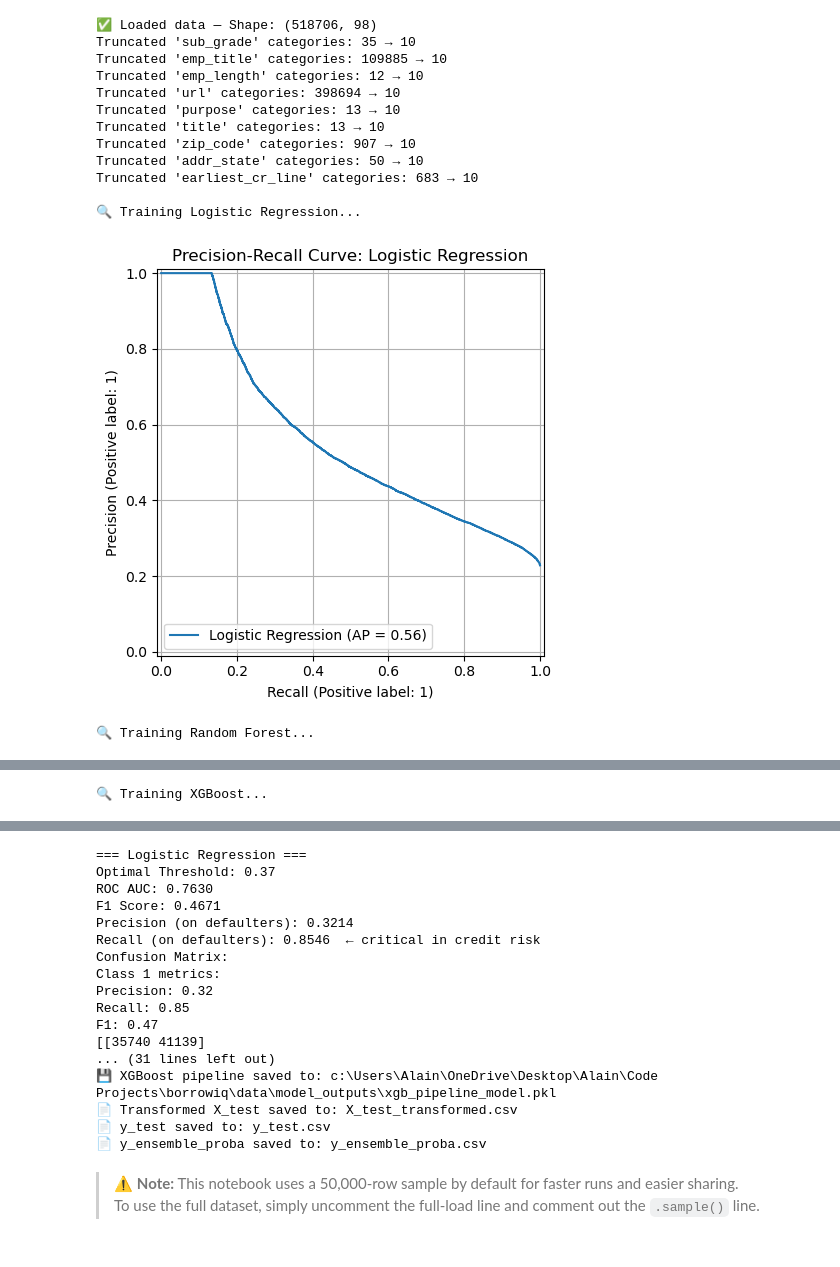
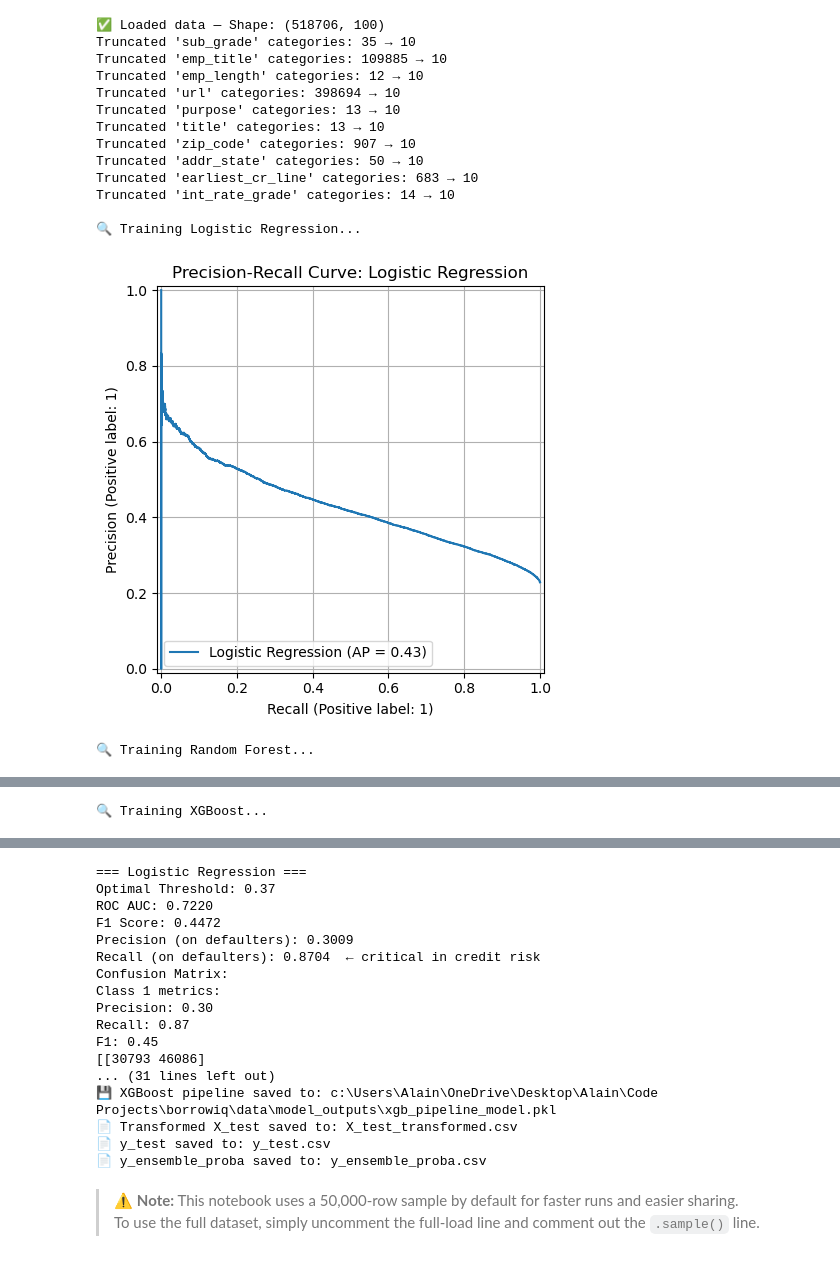
Before and after one commit to Godblessthecode/BorrowIQ, a Jupyter notebook: notebooks/03_modelling_borrowiq.ipynb, the cells around one changed output, grey strips where cells are left out. Saved outputs shown, nothing was run; the diff lists cells and outputs as text; code cells hidden in the pictures.

Commit message:
🚀 Switched to XGBoost model training and updated outputs

```diff
--- a/notebooks/03_modelling_borrowiq.ipynb
+++ b/notebooks/03_modelling_borrowiq.ipynb
@@ -33,7 +33,7 @@ warnings.filterwarnings("ignore")
 
 # Dynamically locate project root
 root_dir = Path.cwd().parents[0] if "notebooks" in str(Path.cwd()) else Path(__file__).resolve().parents[1]
-data_path = root_dir / "data" / "processed" / "borrowiq_engineered.csv"
+data_path = root_dir / "data" / "processed" / "borrowiq_final_model_ready.csv"
 model_output_dir = root_dir / "data" / "model_outputs"
 output_json_path = model_output_dir / "modeling_results.json"
 model_output_dir.mkdir(parents=True, exist_ok=True)
@@ -207,33 +207,34 @@ pipeline_path = model_output_dir / "xgb_pipeline_model.pkl"
 joblib.dump(final_pipeline, pipeline_path)
 print(f"💾 XGBoost pipeline saved to: {pipeline_path}")
 
 # Save transformed X_test
 X_test_transformed = final_pipeline.named_steps['preprocessor'].transform(X_test)
 X_test_transformed_df = pd.DataFrame(
     X_test_transformed.toarray() if hasattr(X_test_transformed, "toarray") else X_test_transformed
 )
 X_test_transformed_df.to_csv(model_output_dir / "X_test_transformed.csv", index=False)
 print("📄 Transformed X_test saved to: X_test_transformed.csv")
 
 # Save test labels
 y_test.to_csv(model_output_dir / "y_test.csv", index=False)
 print("📄 y_test saved to: y_test.csv")
 
 # Save XGBoost probabilities
 pd.DataFrame({'proba': final_proba}).to_csv(model_output_dir / "y_ensemble_proba.csv", index=False)
 print("📄 y_ensemble_proba saved to: y_ensemble_proba.csv")
 # %% [output]
-✅ Loaded data — Shape: (518706, 98)
+✅ Loaded data — Shape: (518706, 100)
 Truncated 'sub_grade' categories: 35 → 10
 Truncated 'emp_title' categories: 109885 → 10
 Truncated 'emp_length' categories: 12 → 10
 Truncated 'url' categories: 398694 → 10
 Truncated 'purpose' categories: 13 → 10
 Truncated 'title' categories: 13 → 10
 Truncated 'zip_code' categories: 907 → 10
 Truncated 'addr_state' categories: 50 → 10
 Truncated 'earliest_cr_line' categories: 683 → 10
+Truncated 'int_rate_grade' categories: 14 → 10
 
 🔍 Training Logistic Regression...
-[figure, old version]
+[figure, new version]
 🔍 Training Random Forest...
@@ -243,15 +244,15 @@ Truncated 'earliest_cr_line' categories: 683 → 10
 === Logistic Regression ===
 Optimal Threshold: 0.37
-ROC AUC: 0.7630
-F1 Score: 0.4671
-Precision (on defaulters): 0.3214
-Recall (on defaulters): 0.8546  ← critical in credit risk
+ROC AUC: 0.7220
+F1 Score: 0.4472
+Precision (on defaulters): 0.3009
+Recall (on defaulters): 0.8704  ← critical in credit risk
 Confusion Matrix:
 Class 1 metrics:
-Precision: 0.32
-Recall: 0.85
-F1: 0.47
-[[35740 41139]
+Precision: 0.30
+Recall: 0.87
+F1: 0.45
+[[30793 46086]
 ... (31 lines left out)
 💾 XGBoost pipeline saved to: c:\Users\Alain\OneDrive\Desktop\Alain\Code Projects\borrowiq\data\model_outputs\xgb_pipeline_model.pkl
 📄 Transformed X_test saved to: X_test_transformed.csv
```
Also changed, not shown: parts of 5 cells of this notebook, 2 other files.
